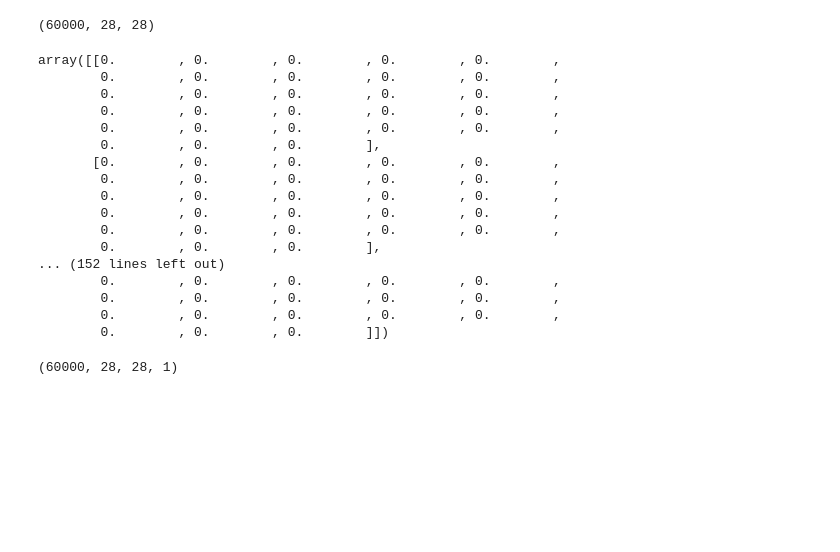
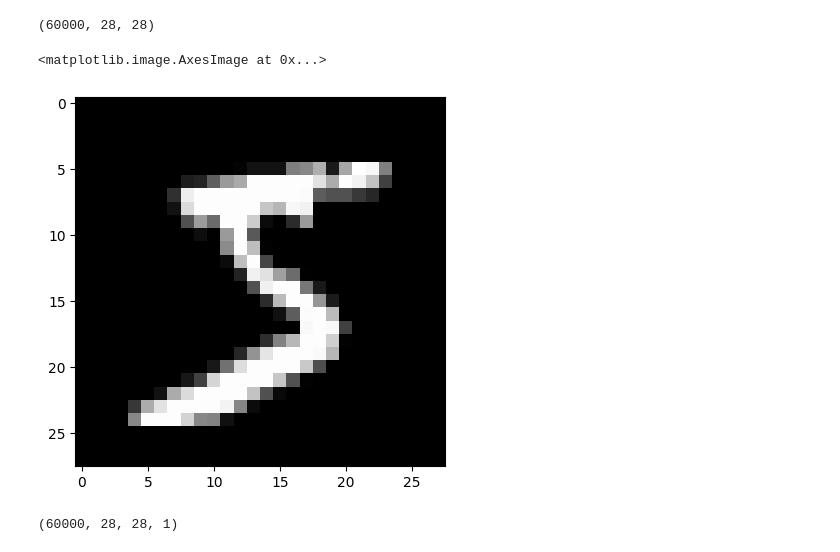
Before and after one commit to cgreco812/Digit-Classifier, a Jupyter notebook: DigitClassifier.ipynb, the cells around one changed output. Saved outputs shown, nothing was run; the diff lists cells and outputs as text; code cells hidden in the pictures; blank space fills up the shorter version.

```diff
--- a/DigitClassifier.ipynb
+++ b/DigitClassifier.ipynb
@@ -15,25 +15,10 @@ x_train.shape
 # %%
 x_train = x_train /255
 x_test = x_test /255
-x_train[0]
+plt.imshow(x_train[0], cmap='gray')
 # %% [output]
-array([[0.        , 0.        , 0.        , 0.        , 0.        ,
-        0.        , 0.        , 0.        , 0.        , 0.        ,
-        0.        , 0.        , 0.        , 0.        , 0.        ,
-        0.        , 0.        , 0.        , 0.        , 0.        ,
-        0.        , 0.        , 0.        , 0.        , 0.        ,
-        0.        , 0.        , 0.        ],
-       [0.        , 0.        , 0.        , 0.        , 0.        ,
-        0.        , 0.        , 0.        , 0.        , 0.        ,
-        0.        , 0.        , 0.        , 0.        , 0.        ,
-        0.        , 0.        , 0.        , 0.        , 0.        ,
-        0.        , 0.        , 0.        , 0.        , 0.        ,
-        0.        , 0.        , 0.        ],
-... (152 lines left out)
-        0.        , 0.        , 0.        , 0.        , 0.        ,
-        0.        , 0.        , 0.        , 0.        , 0.        ,
-        0.        , 0.        , 0.        , 0.        , 0.        ,
-        0.        , 0.        , 0.        ]])
+<matplotlib.image.AxesImage at 0x...>
+[figure, added]
 # %%
 from keras.utils import to_categorical
 y_train = to_categorical(y_train)
```
Also changed, not shown: parts of 13 cells of this notebook.
